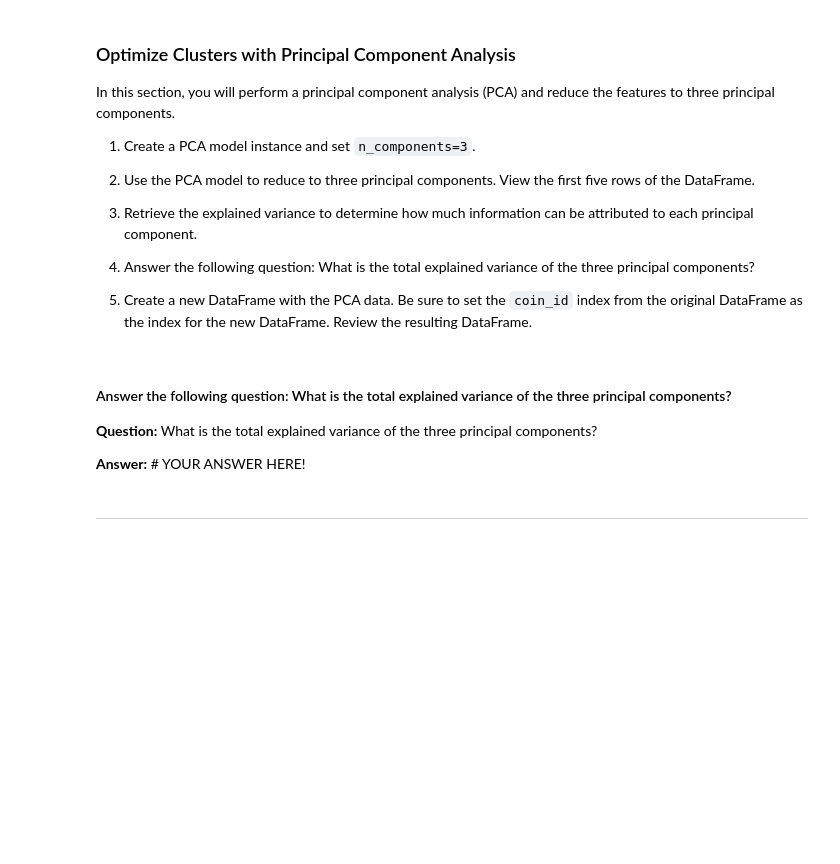
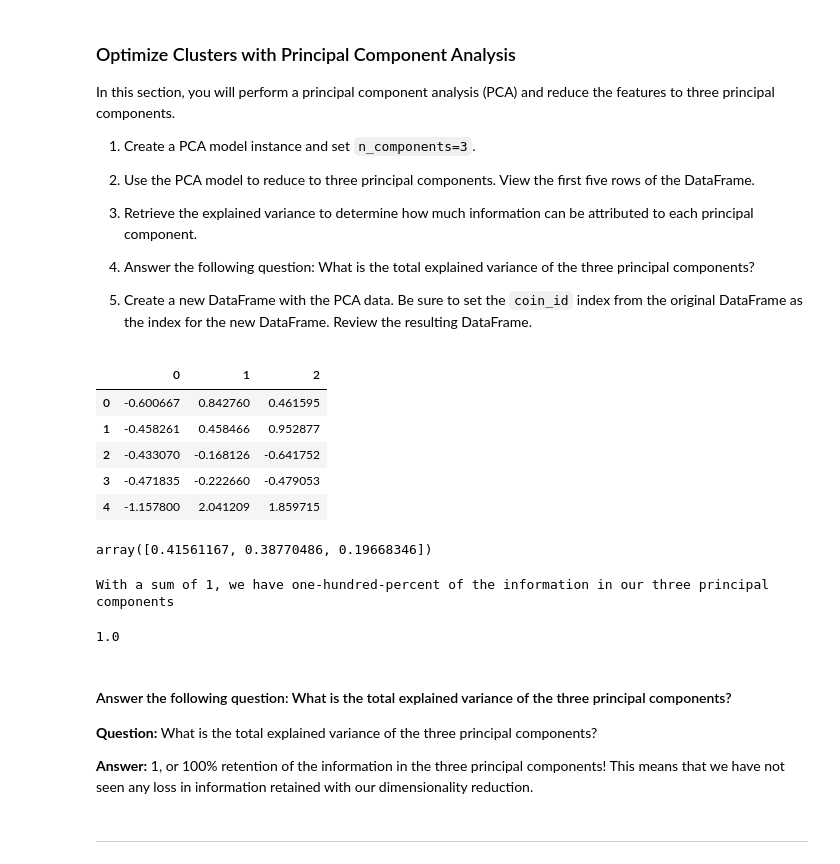
Before and after one commit to najibabounasr/Unsupervised_Learning_App, a Jupyter notebook: crypto_investments.ipynb, the cells around one changed output. Cells and saved outputs as stored; diff of their text form; code cells hidden in the pictures; blank space fills up the shorter version.

```diff
--- a/crypto_investments.ipynb
+++ b/crypto_investments.ipynb
@@ -261,24 +261,39 @@ In this section, you will perform a principal component analysis (PCA) and reduc
 5. Create a new DataFrame with the PCA data. Be sure to set the `coin_id` index from the original DataFrame as the index for the new DataFrame. Review the resulting DataFrame.
 # %%
 # Create a PCA model instance and set `n_components=3`.
-# YOUR CODE HERE!
+pca = PCA(n_components=3)
 # %%
 # Use the PCA model with `fit_transform` to reduce to
-# three principal components.
-# YOUR CODE HERE!
+df_market_pca_data = pca.fit_transform(df_market_data_scaled)
 
+df_market_pca_data = pd.DataFrame(df_market_pca_data)
 # View the first five rows of the DataFrame.
-# YOUR CODE HERE!
+df_market_pca_data.head()
+# %% [output]
+|  | 0 | 1 | 2 |
+| 0 | -0.600667 | 0.842760 | 0.461595 |
+| 1 | -0.458261 | 0.458466 | 0.952877 |
+| 2 | -0.433070 | -0.168126 | -0.641752 |
+| 3 | -0.471835 | -0.222660 | -0.479053 |
+| 4 | -1.157800 | 2.041209 | 1.859715 |
 # %%
 # Retrieve the explained variance to determine how much information
 # can be attributed to each principal component.
-# YOUR CODE HERE!
+display(pca.explained_variance_ratio_)
+
+
+print("With a sum of 1, we have one-hundred-percent of the information in our three principal components : ")
+display((pca.explained_variance_ratio_).sum())
+# %% [output]
+array([0.41561167, 0.38770486, 0.19668346])
+With a sum of 1, we have one-hundred-percent of the information in our three principal components
+1.0
 # %% [markdown]
 #### Answer the following question: What is the total explained variance of the three principal components?
 
 **Question:** What is the total explained variance of the three principal components?
 
-**Answer:** # YOUR ANSWER HERE!
+**Answer:** 1, or 100% retention of the information in the three principal components! This means that we have not seen any loss in information retained with our dimensionality reduction.
 # %%
 # Create a new DataFrame with the PCA data.
 # Note: The code for this step is provided for you
```
Also changed, not shown: parts of 1 cell of this notebook.
